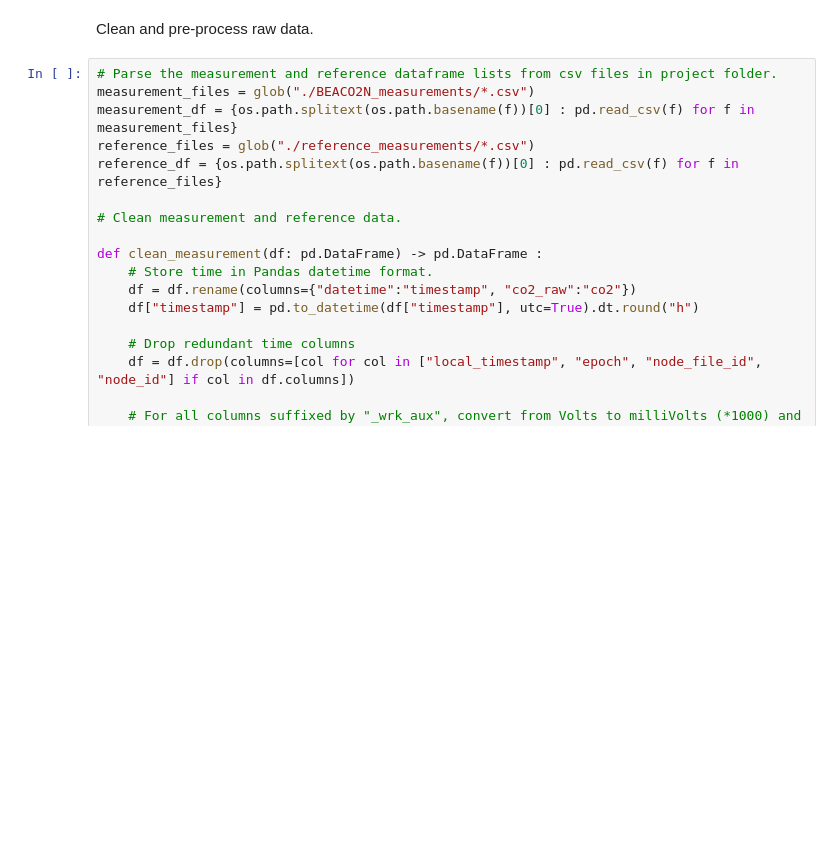
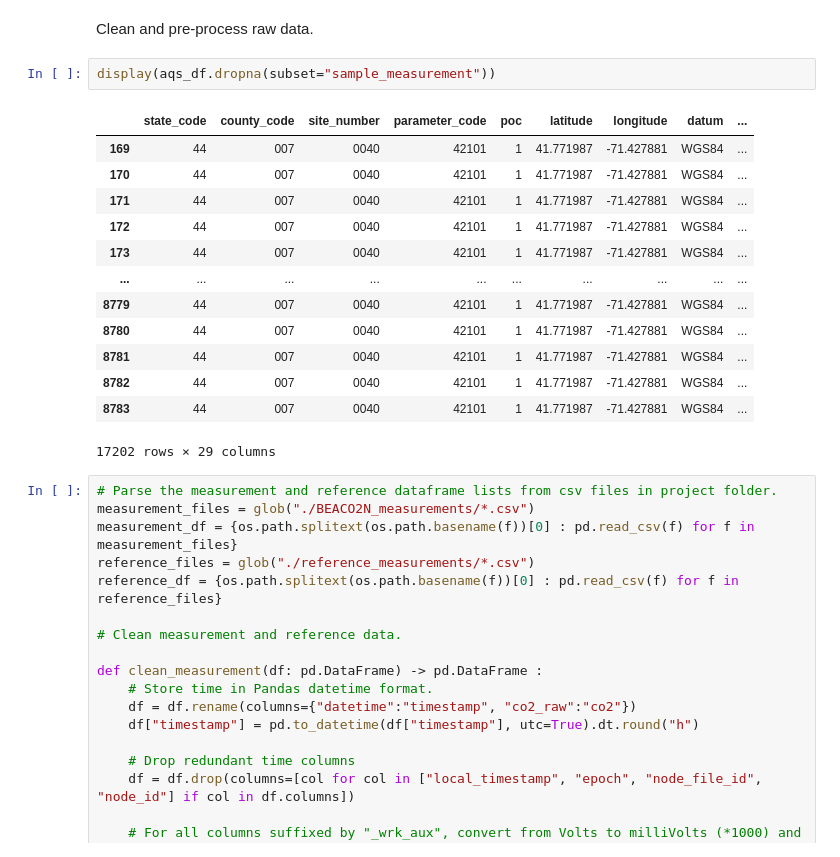
Before and after one commit to dwoodilla/bpp-scripts, a Jupyter notebook: BEACO2N_CO_calibration.ipynb, the cells around one changed output. Cells and saved outputs as stored; diff of their text form; blank space fills up the shorter version.

```diff
--- a/BEACO2N_CO_calibration.ipynb
+++ b/BEACO2N_CO_calibration.ipynb
@@ -12,5 +79,21 @@ import typing as t
 # %% [markdown]
 Clean and pre-process raw data.
+# %%
+display(aqs_df.dropna(subset="sample_measurement"))
+# %% [output]
+|  | state_code | county_code | site_number | parameter_code | poc | latitude | longitude | datum | ... |
+| 169 | 44 | 007 | 0040 | 42101 | 1 | 41.771987 | -71.427881 | WGS84 | ... |
+| 170 | 44 | 007 | 0040 | 42101 | 1 | 41.771987 | -71.427881 | WGS84 | ... |
+| 171 | 44 | 007 | 0040 | 42101 | 1 | 41.771987 | -71.427881 | WGS84 | ... |
+| 172 | 44 | 007 | 0040 | 42101 | 1 | 41.771987 | -71.427881 | WGS84 | ... |
+| 173 | 44 | 007 | 0040 | 42101 | 1 | 41.771987 | -71.427881 | WGS84 | ... |
+| ... | ... | ... | ... | ... | ... | ... | ... | ... | ... |
+| 8779 | 44 | 007 | 0040 | 42101 | 1 | 41.771987 | -71.427881 | WGS84 | ... |
+| 8780 | 44 | 007 | 0040 | 42101 | 1 | 41.771987 | -71.427881 | WGS84 | ... |
+| 8781 | 44 | 007 | 0040 | 42101 | 1 | 41.771987 | -71.427881 | WGS84 | ... |
+| 8782 | 44 | 007 | 0040 | 42101 | 1 | 41.771987 | -71.427881 | WGS84 | ... |
+| 8783 | 44 | 007 | 0040 | 42101 | 1 | 41.771987 | -71.427881 | WGS84 | ... |
+17202 rows × 29 columns
 # %%
 # Parse the measurement and reference dataframe lists from csv files in project folder.
 measurement_files = glob("./BEACO2N_measurements/*.csv")
```
Also changed, not shown: parts of 6 cells of this notebook.
